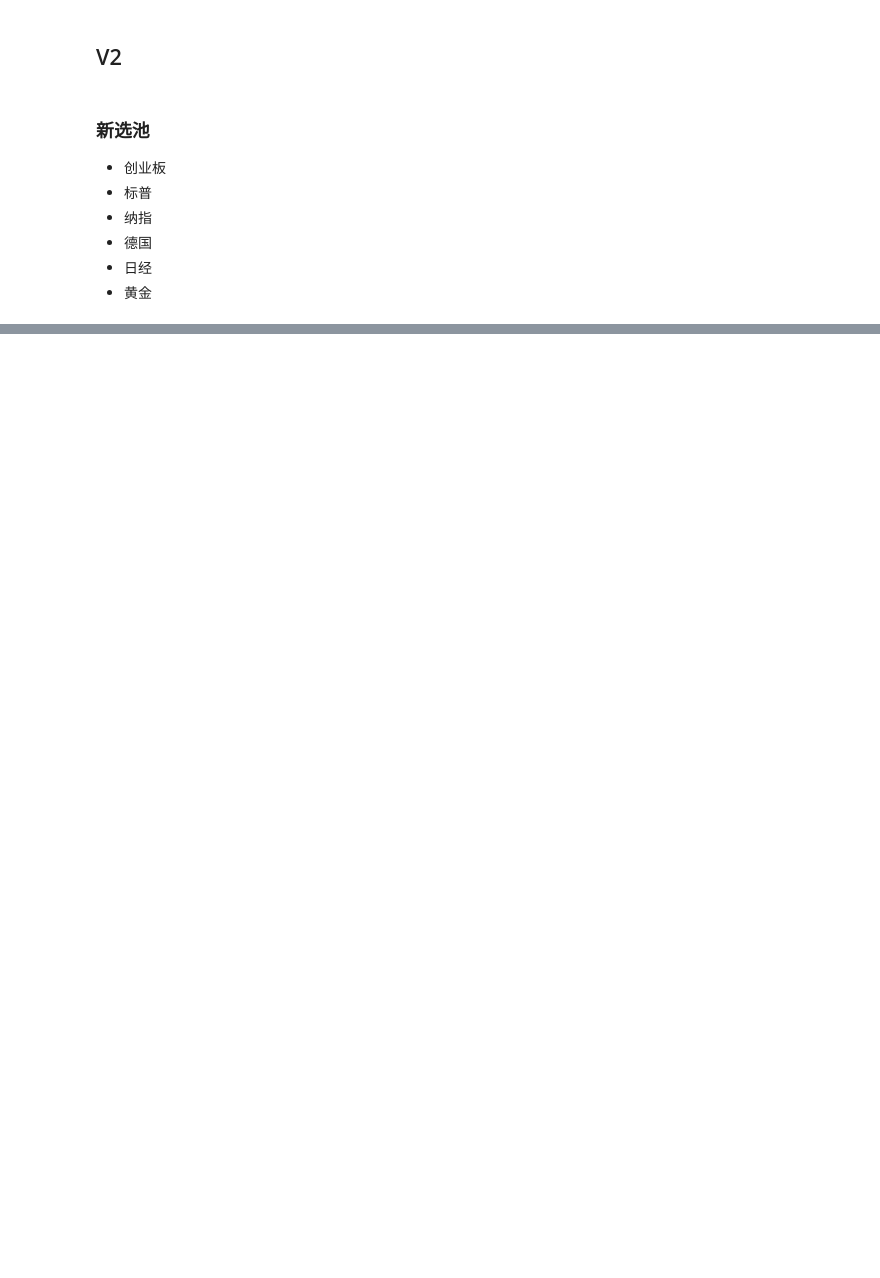
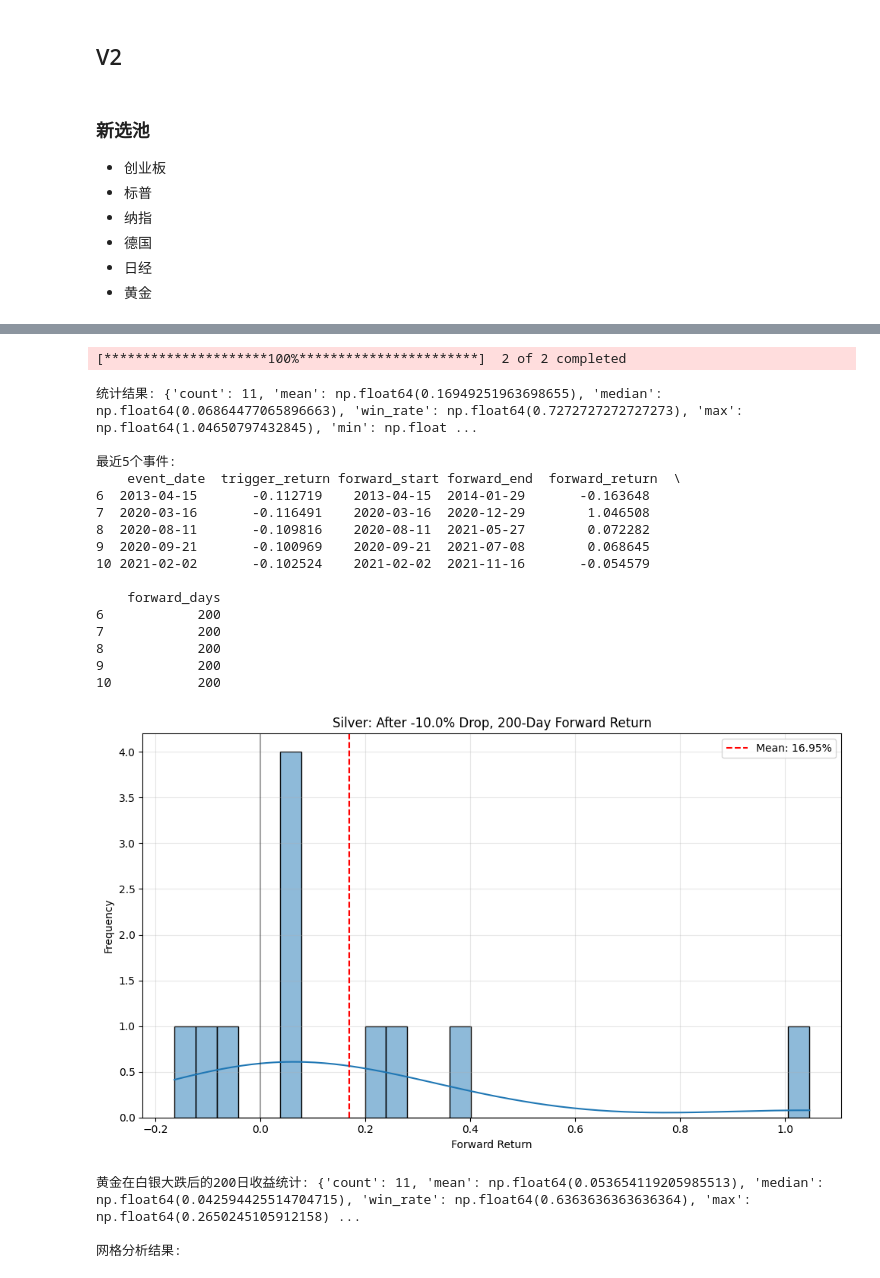
Before and after one commit to Henrywzh/quant-research, a Jupyter notebook: experiments/technical_analysis/06_ta_multi_assets_v2.ipynb, the cells around one changed output, grey strips where cells are left out. Saved outputs shown, nothing was run; the diff lists cells and outputs as text; code cells hidden in the pictures; blank space fills up the shorter version.

```diff
--- a/experiments/technical_analysis/06_ta_multi_assets_v2.ipynb
+++ b/experiments/technical_analysis/06_ta_multi_assets_v2.ipynb
@@ -400,0 +11,13 @@ plt.legend()
+# %%
+from datetime import datetime
+import yfinance as yf
+import pandas as pd
+import numpy as np
+from typing import Union, Tuple, Optional
+import matplotlib.pyplot as plt
+import seaborn as sns
+
+df = yf.download(['SI=F', 'GC=F'], start='2000-01-01', end=datetime.today())
+df_ret = df['Close'].pct_change().fillna(0)
+# %% [output]
+[*********************100%***********************]  2 of 2 completed
@@ -400,0 +342,59 @@ plt.legend()
+# %%
+# 假设 df 已下载，包含 'SI=F' 和 'GC=F' 的 Close 价格
+silver = df['Close']['SI=F']
+gold = df['Close']['GC=F']
+
+# 示例1：白银单日跌超3%后，未来10天白银自身收益
+
+x = 0.10
+days = 200
+events, stats = analyze_event_driven_returns(
+    price_series=silver,
+    threshold=x,
+    forward_days=days,
+    direction='down'
+)
+print("统计结果:", stats)
+print("\n最近5个事件:\n", events.tail(5))
+plot_event_returns_distribution(events, title=f'Silver: After -{x * 100}% Drop, {days}-Day Forward Return')
+
+# 示例2：白银跌超3%后，未来5天黄金收益（跨资产传导）
+events_gold, stats_gold = analyze_event_driven_returns(
+    price_series=silver,      # 触发资产
+    threshold=x,
+    forward_days=days,
+    direction='down',
+    other_series=gold         # 观察资产
+)
+print(f"黄金在白银大跌后的{days}日收益统计:", stats_gold)
+
+# 示例3：网格分析 - 白银不同跌幅阈值对未来10日收益的影响
+grid_results = analyze_threshold_grid(
+    price_series=silver,
+    thresholds=[0.07, 0.09, 0.11, 0.12],
+    forward_windows=[1, 5, 10, 20],
+    direction='down'
+)
+print("\n网格分析结果:")
+grid_results.sort_values('mean_return', ascending=False)
+# %% [output]
+统计结果: {'count': 11, 'mean': np.float64(0.16949251963698655), 'median': np.float64(0.06864477065896663), 'win_rate': np.float64(0.7272727272727273), 'max': np.float64(1.04650797432845), 'min': np.float ...
+
+最近5个事件:
+    event_date  trigger_return forward_start forward_end  forward_return  \
+6  2013-04-15       -0.112719    2013-04-15  2014-01-29       -0.163648
+7  2020-03-16       -0.116491    2020-03-16  2020-12-29        1.046508
+8  2020-08-11       -0.109816    2020-08-11  2021-05-27        0.072282
+9  2020-09-21       -0.100969    2020-09-21  2021-07-08        0.068645
+10 2021-02-02       -0.102524    2021-02-02  2021-11-16       -0.054579
+
+    forward_days
+6            200
+7            200
+8            200
+9            200
+10           200
+[figure, added]
+黄金在白银大跌后的200日收益统计: {'count': 11, 'mean': np.float64(0.053654119205985513), 'median': np.float64(0.042594425514704715), 'win_rate': np.float64(0.6363636363636364), 'max': np.float64(0.2650245105912158) ...
+
+网格分析结果:
```
Also changed, not shown: parts of 17 cells of this notebook, 13 other files.
